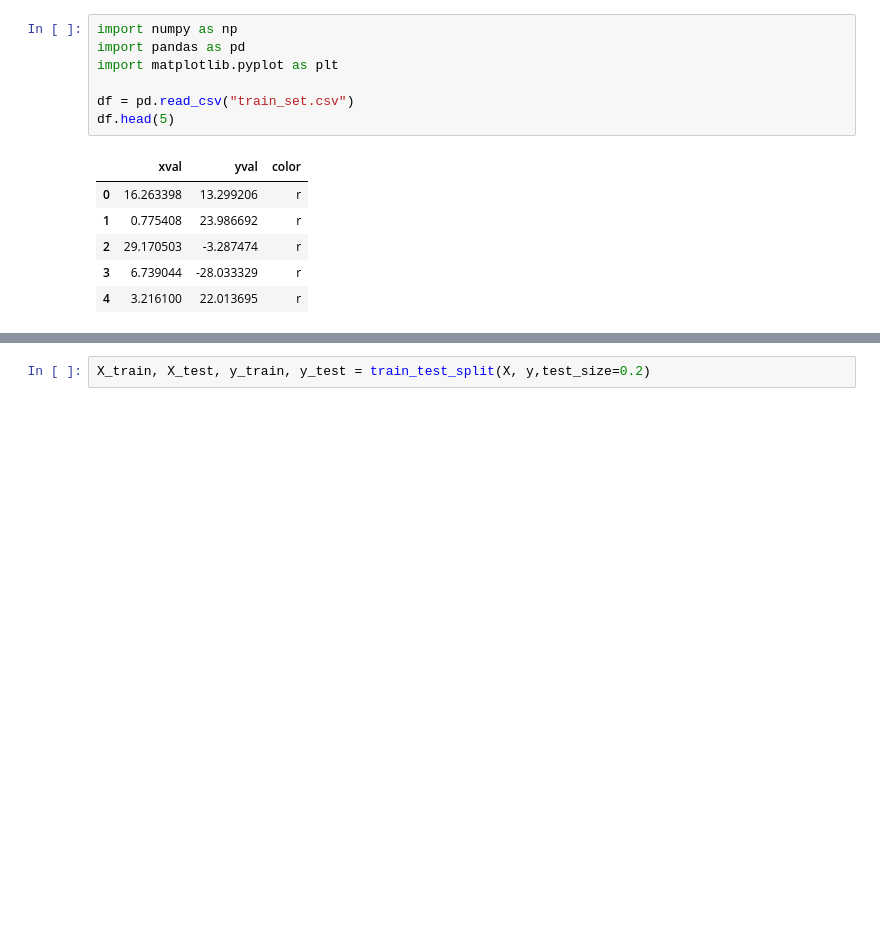
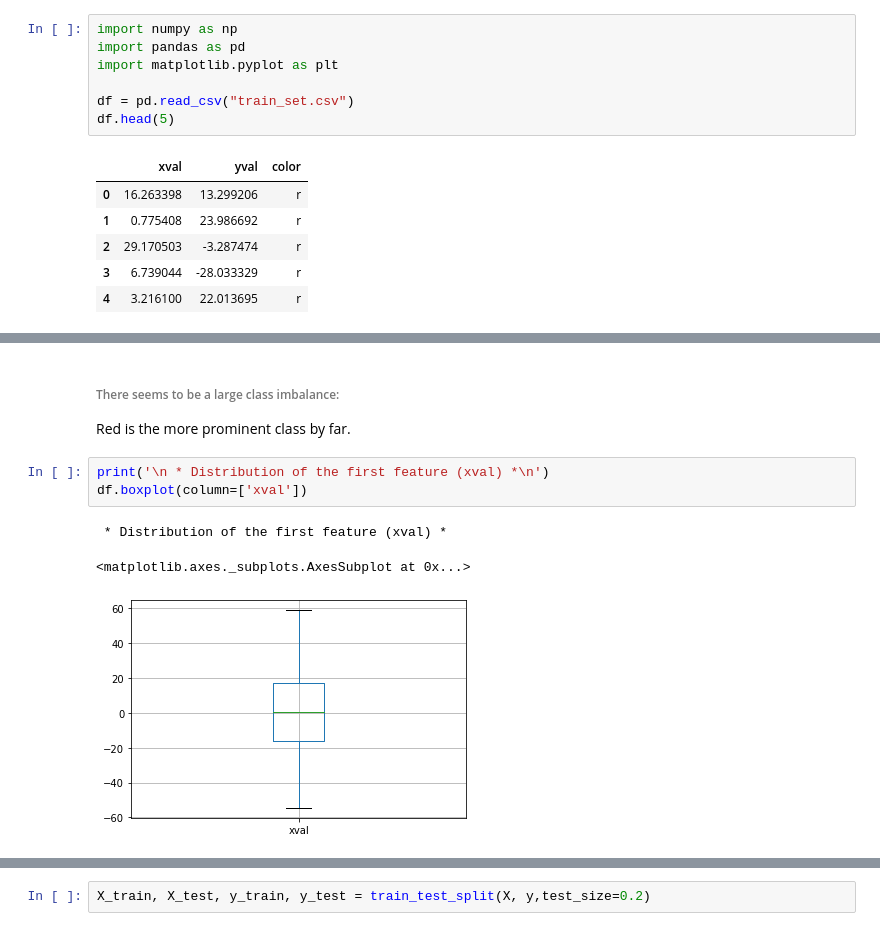
Before and after one commit to Jafari-AI/Neural-Networks, a Jupyter notebook: hw6.ipynb, the cells around one changed output, grey strips where cells are left out. Saved outputs shown, nothing was run; the diff lists cells and outputs as text; blank space fills up the shorter version.

```diff
--- a/hw6.ipynb
+++ b/hw6.ipynb
@@ -53,0 +75,10 @@ n_classes = Y.shape[1]
+# %% [markdown]
+###### There seems to be a large class imbalance:
+Red is the more prominent class by far.
+# %%
+print('\n * Distribution of the first feature (xval) *\n')
+df.boxplot(column=['xval'])
+# %% [output]
+ * Distribution of the first feature (xval) *
+<matplotlib.axes._subplots.AxesSubplot at 0x...>
+[figure, added]
```
Also changed, not shown: parts of 49 cells of this notebook.
